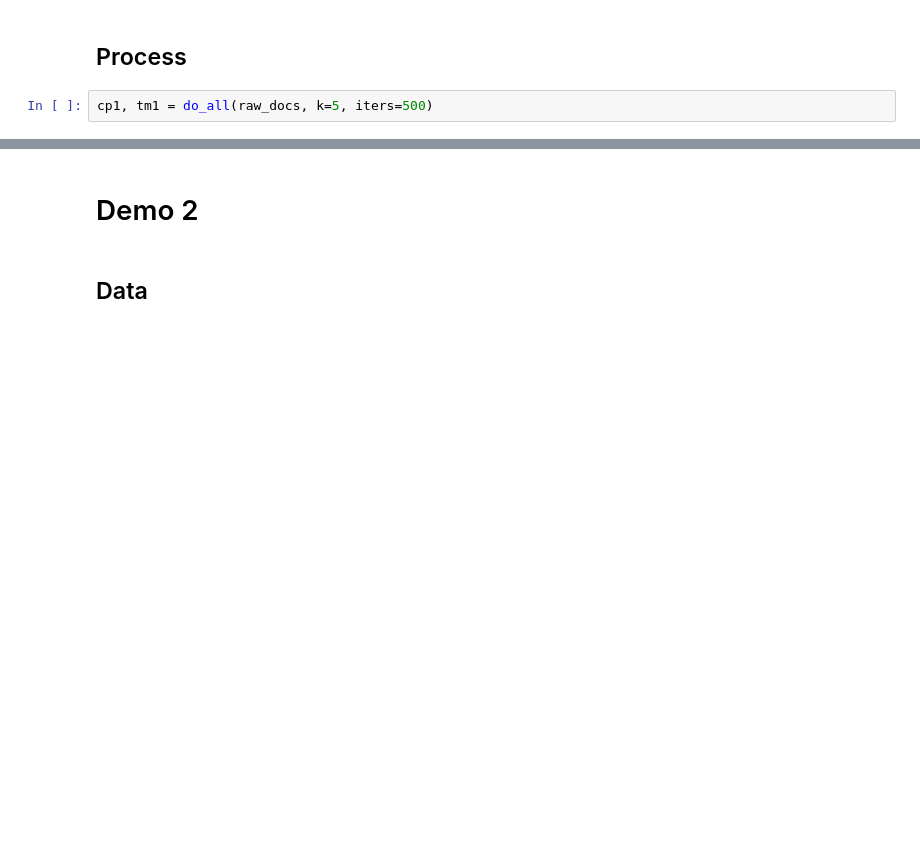
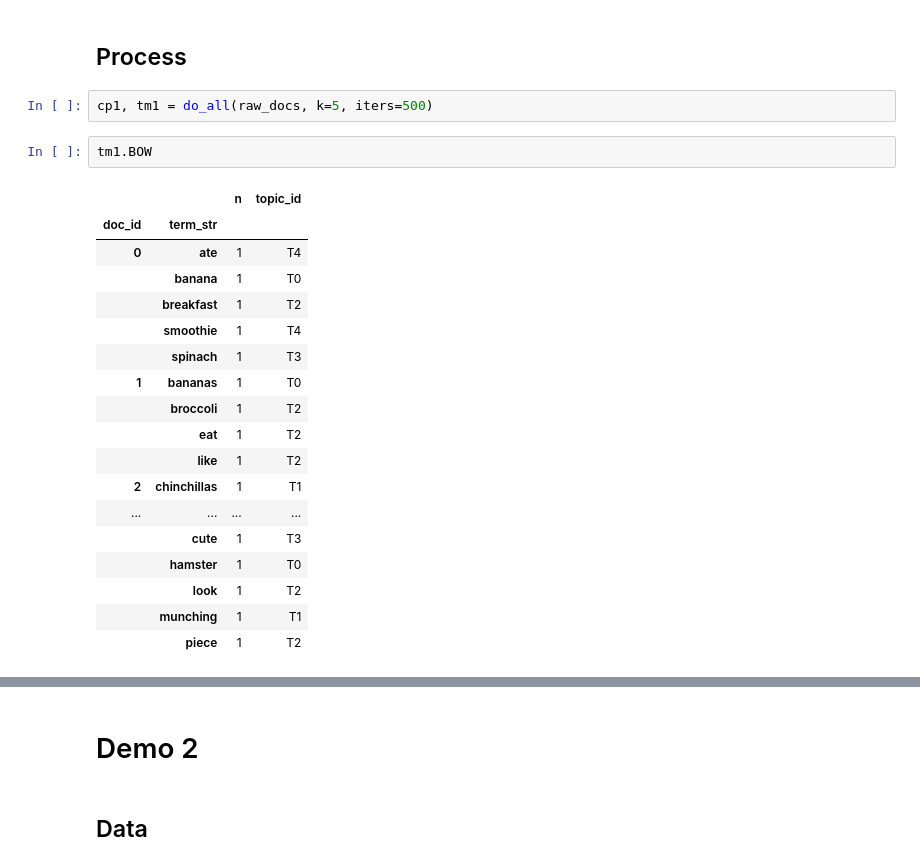
Before and after one commit to sqr8ap/DS5001-2025-01-R, a Jupyter notebook: lessons/M08_TopicModels/M08_01_GibbsSampler.ipynb, the cells around one changed output, grey strips where cells are left out. Cells and saved outputs as stored; diff of their text form; blank space fills up the shorter version.

```diff
--- a/lessons/M08_TopicModels/M08_01_GibbsSampler.ipynb
+++ b/lessons/M08_TopicModels/M08_01_GibbsSampler.ipynb
@@ -204,3 +207,24 @@ Look at this cute hamster munching on a piece of broccoli.
 ## Process
 # %%
 cp1, tm1 = do_all(raw_docs, k=5, iters=500)
+# %%
+tm1.BOW
+# %% [output]
+|  |  | n | topic_id |
+| doc_id | term_str |  |  |
+| 0 | ate | 1 | T4 |
+|  | banana | 1 | T0 |
+|  | breakfast | 1 | T2 |
+|  | smoothie | 1 | T4 |
+|  | spinach | 1 | T3 |
+| 1 | bananas | 1 | T0 |
+|  | broccoli | 1 | T2 |
+|  | eat | 1 | T2 |
+|  | like | 1 | T2 |
+| 2 | chinchillas | 1 | T1 |
+| ... | ... | ... | ... |
+|  | cute | 1 | T3 |
+|  | hamster | 1 | T0 |
+|  | look | 1 | T2 |
+|  | munching | 1 | T1 |
+|  | piece | 1 | T2 |
```
Also changed, not shown: parts of 8 cells of this notebook, 11 other files.
